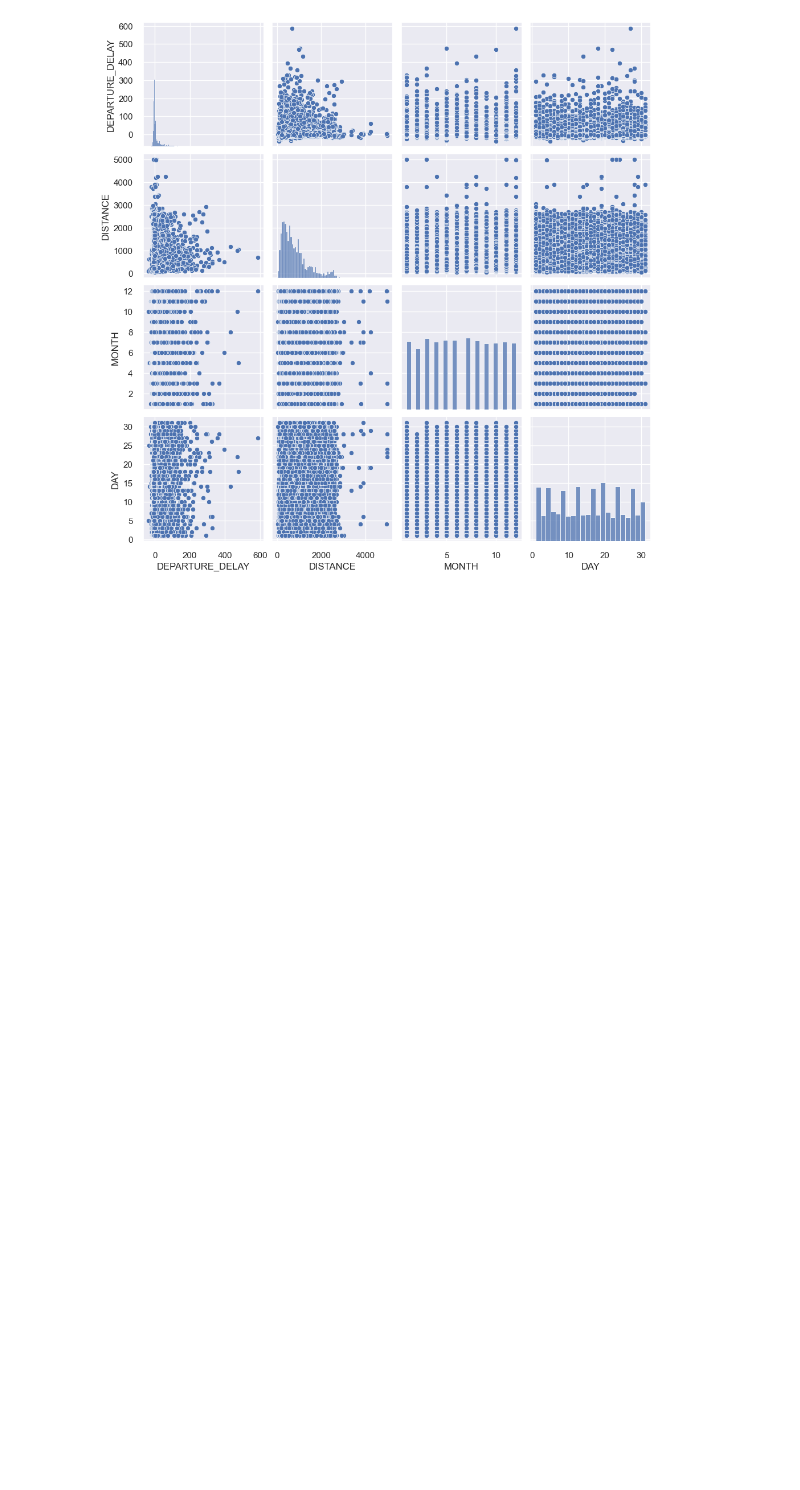
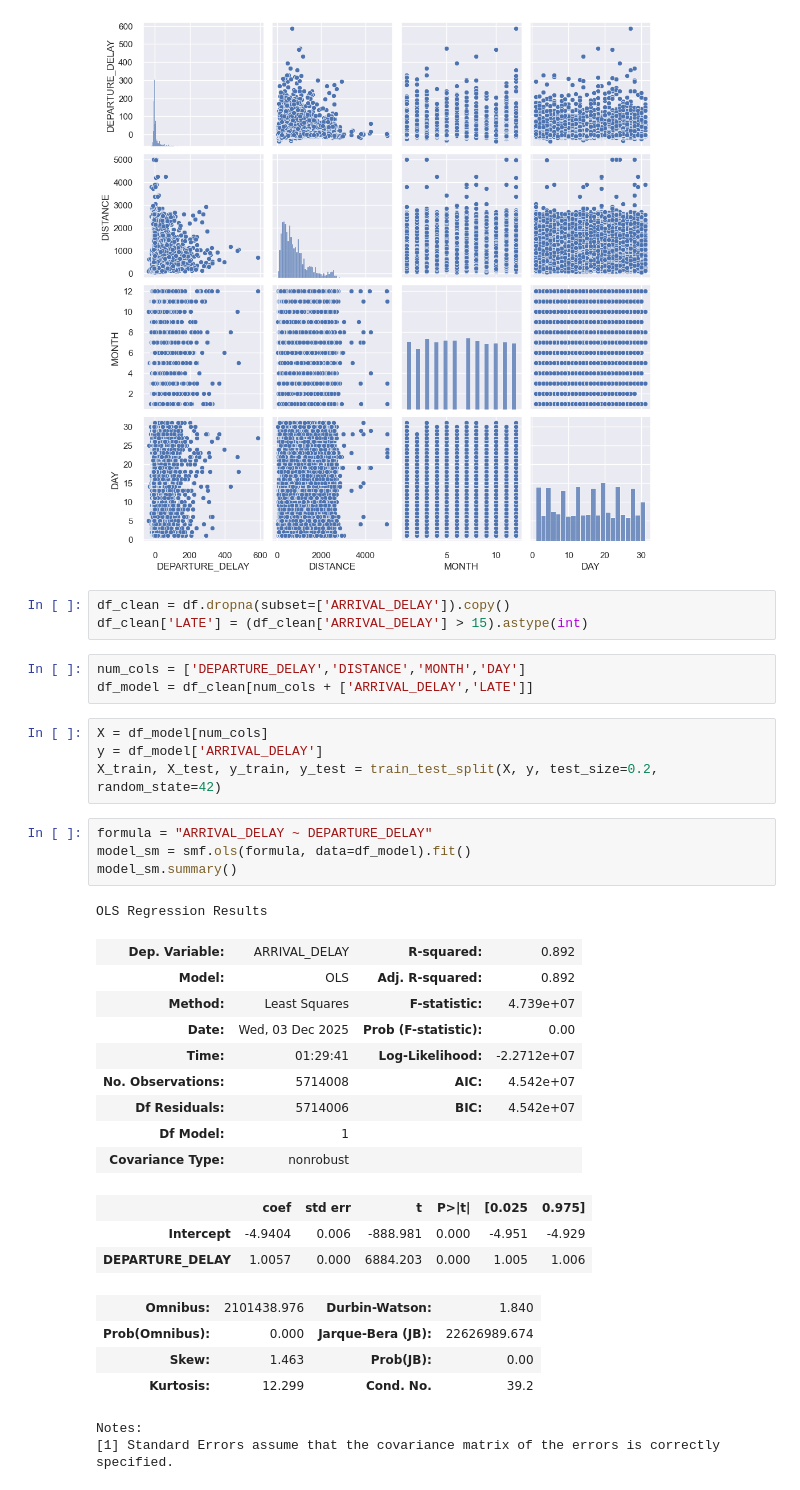
Before and after one commit to JoaoDario632/implementa-o-Segunda-Avaliacao-Girotto, a Jupyter notebook: projeto_modelagem_inicial.ipynb, the cells around one changed output. Saved outputs shown, nothing was run; the diff lists cells and outputs as text; blank space fills up the shorter version.

```diff
--- a/projeto_modelagem_inicial.ipynb
+++ b/projeto_modelagem_inicial.ipynb
@@ -106,3 +100,37 @@ sns.pairplot(df_sample)
 plt.show()
 # %% [output]
 [figure]
+# %%
+df_clean = df.dropna(subset=['ARRIVAL_DELAY']).copy()
+df_clean['LATE'] = (df_clean['ARRIVAL_DELAY'] > 15).astype(int)
+# %%
+num_cols = ['DEPARTURE_DELAY','DISTANCE','MONTH','DAY']
+df_model = df_clean[num_cols + ['ARRIVAL_DELAY','LATE']]
+# %%
+X = df_model[num_cols]
+y = df_model['ARRIVAL_DELAY']
+X_train, X_test, y_train, y_test = train_test_split(X, y, test_size=0.2, random_state=42)
+# %%
+formula = "ARRIVAL_DELAY ~ DEPARTURE_DELAY"
+model_sm = smf.ols(formula, data=df_model).fit()
+model_sm.summary()
+# %% [output]
+OLS Regression Results
+| Dep. Variable: | ARRIVAL_DELAY | R-squared: | 0.892 |
+| Model: | OLS | Adj. R-squared: | 0.892 |
+| Method: | Least Squares | F-statistic: | 4.739e+07 |
+| Date: | Wed, 03 Dec 2025 | Prob (F-statistic): | 0.00 |
+| Time: | 01:29:41 | Log-Likelihood: | -2.2712e+07 |
+| No. Observations: | 5714008 | AIC: | 4.542e+07 |
+| Df Residuals: | 5714006 | BIC: | 4.542e+07 |
+| Df Model: | 1 |  |  |
+| Covariance Type: | nonrobust |  |  |
+|  | coef | std err | t | P>|t| | [0.025 | 0.975] |
+| Intercept | -4.9404 | 0.006 | -888.981 | 0.000 | -4.951 | -4.929 |
+| DEPARTURE_DELAY | 1.0057 | 0.000 | 6884.203 | 0.000 | 1.005 | 1.006 |
+| Omnibus: | 2101438.976 | Durbin-Watson: | 1.840 |
+| Prob(Omnibus): | 0.000 | Jarque-Bera (JB): | 22626989.674 |
+| Skew: | 1.463 | Prob(JB): | 0.00 |
+| Kurtosis: | 12.299 | Cond. No. | 39.2 |
+Notes:
+[1] Standard Errors assume that the covariance matrix of the errors is correctly specified.
```
Also changed, not shown: parts of 4 cells of this notebook.
